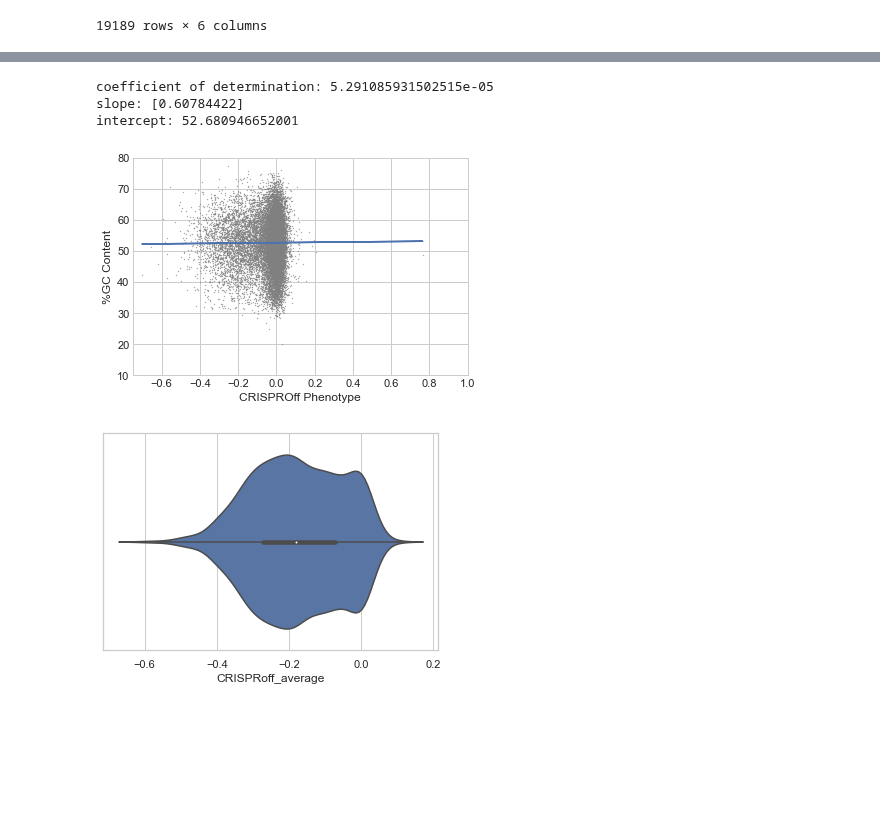
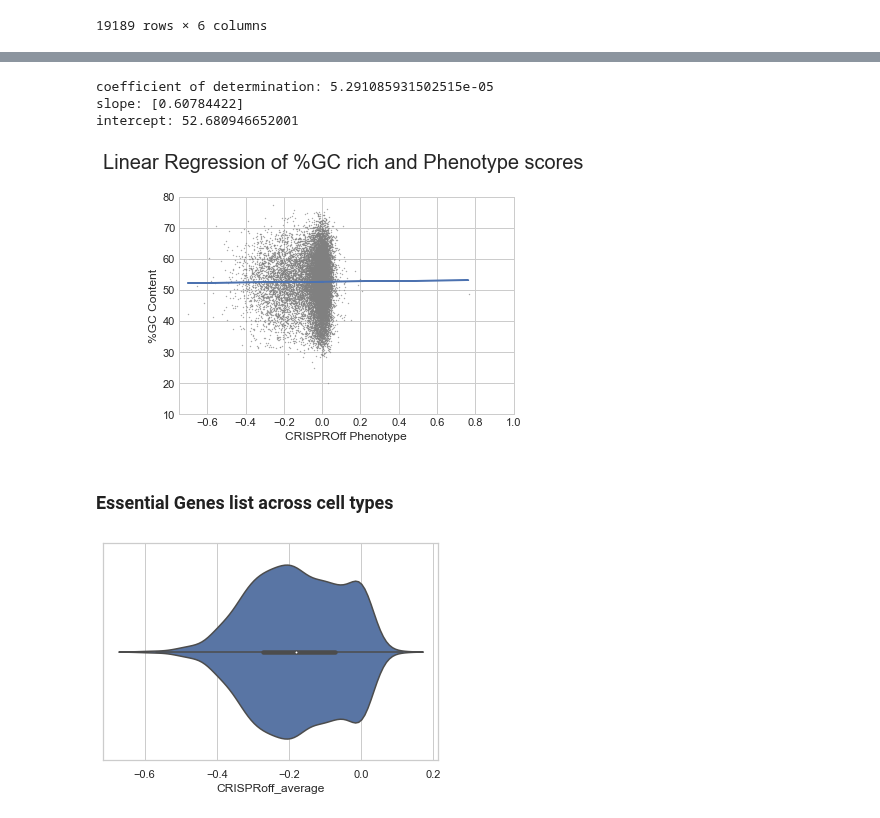
Before and after one commit to sermare/DeepOff, a Jupyter notebook: 1000 essential genes.ipynb, the cells around one changed output, grey strips where cells are left out. Saved outputs shown, nothing was run; the diff lists cells and outputs as text; code cells hidden in the pictures; blank space fills up the shorter version.

```diff
--- a/1000 essential genes.ipynb
+++ b/1000 essential genes.ipynb
@@ -213,36 +229,37 @@ from sklearn.linear_model import LinearRegression
 x =  np.array(regression_data.CRISPRoff_average).reshape((-1,1))
 y =  np.array(regression_data.GC)
 
 model = LinearRegression()
 model.fit(x,y)
 model = LinearRegression().fit(x,y)
 r_sq = model.score(x, y)
 
 m,b = np.polyfit(np.array(regression_data.CRISPRoff_average),y,1)
 
 print('coefficient of determination:', r_sq)
 print('slope:', model.coef_)
 print('intercept:', model.intercept_)
 
 fig, ax = plt.subplots()
 plt.style.use('seaborn-whitegrid')
 
-colors = {1:'tab:pink', 0:'tab:black', 'Nan':'tab:blue'}
-
 plt.scatter(df['CRISPRoff_average'], df['GC'],s = 0.1, c = 'grey')
 
 
+plt.title('Linear Regression of %GC rich and Phenotype scores \n', size = 20)
 plt.xlabel('CRISPROff Phenotype')
 plt.ylabel('%GC Content')
 plt.plot(x, m*x + b)
 
 plt.axis([-0.75,1,10,80])
 plt.savefig('good.eps', format = 'eps')
 # %% [output]
 coefficient of determination: 5.291085931502515e-05
 slope: [0.60784422]
 intercept: 52.680946652001
-[figure, old version]
+[figure, new version]
+# %% [markdown]
+### Essential Genes list across cell types
 # %%
 achilles = pd.read_csv('Achilles_common_essentials.csv',sep = '(',  header = 0)
 achilles = achilles['genes']
```
Also changed, not shown: parts of 19 cells of this notebook, 4 other files.
